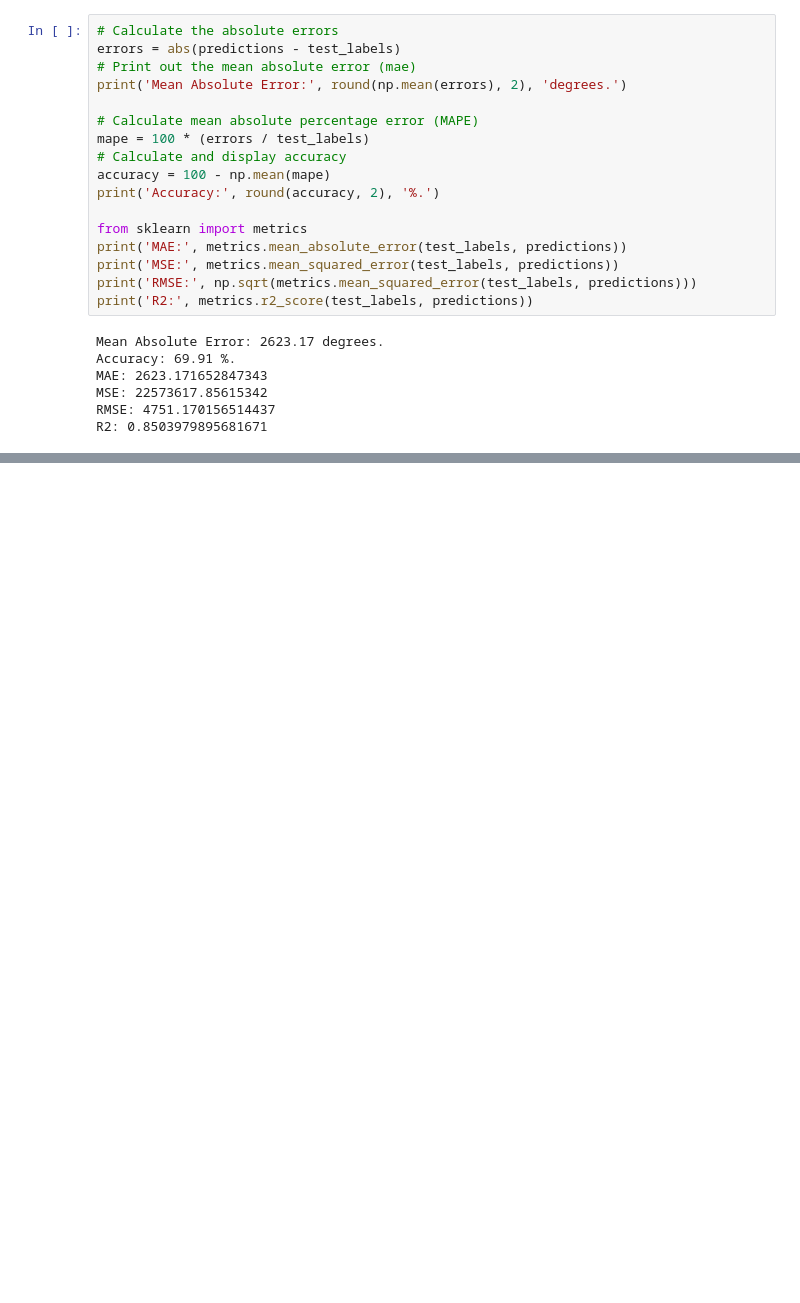
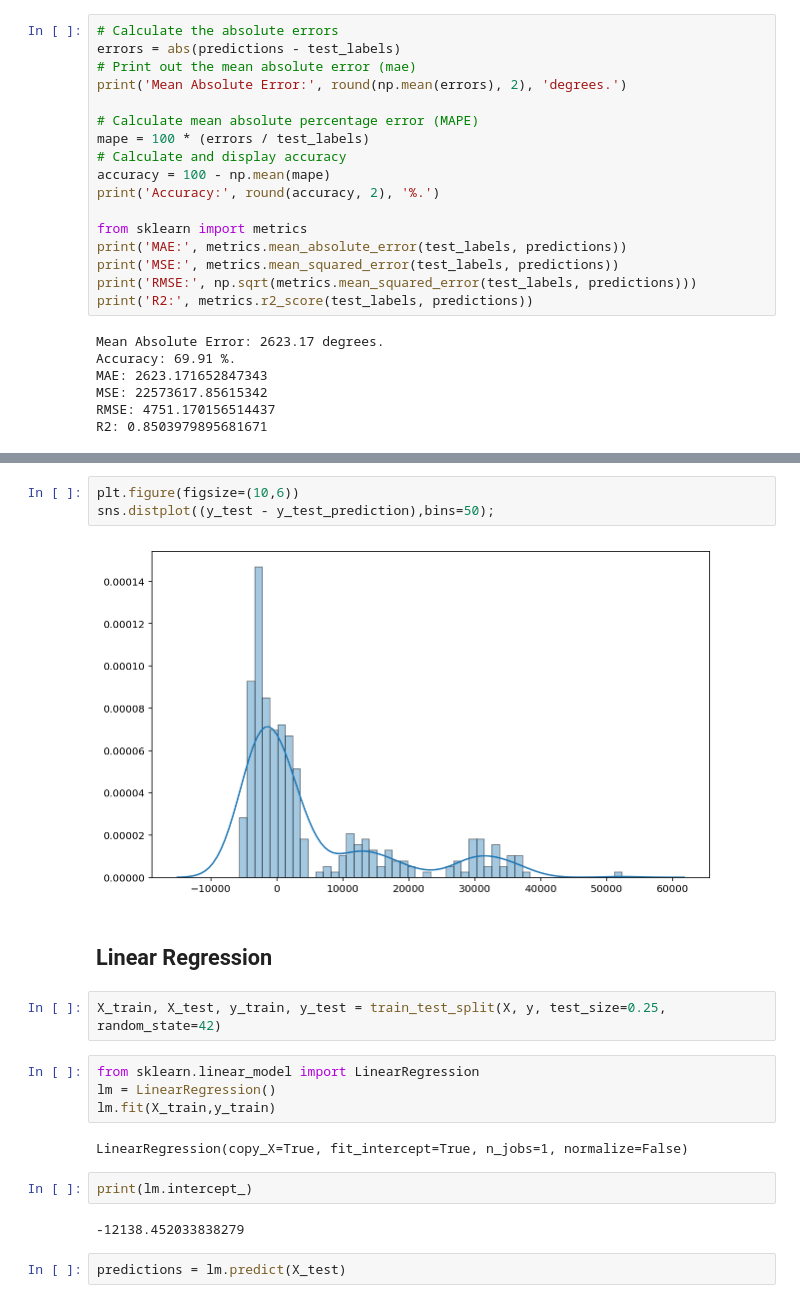
Before and after one commit to shubhamrpatel/Advance-Data-Science, a Jupyter notebook: Final Project/Models_version1.ipynb, the cells around one changed output, grey strips where cells are left out. Saved outputs shown, nothing was run; the diff lists cells and outputs as text; blank space fills up the shorter version.

```diff
--- a/Final Project/Models_version1.ipynb
+++ b/Final Project/Models_version1.ipynb
@@ -132,0 +191,21 @@ R2: 0.8503979895681671
+# %%
+plt.figure(figsize=(10,6))
+sns.distplot((y_test - y_test_prediction),bins=50);
+# %% [output]
+[figure, added]
+# %% [markdown]
+## Linear Regression
+# %%
+X_train, X_test, y_train, y_test = train_test_split(X, y, test_size=0.25, random_state=42)
+# %%
+from sklearn.linear_model import LinearRegression
+lm = LinearRegression()
+lm.fit(X_train,y_train)
+# %% [output]
+LinearRegression(copy_X=True, fit_intercept=True, n_jobs=1, normalize=False)
+# %%
+print(lm.intercept_)
+# %% [output]
+-12138.452033838279
+# %%
+predictions = lm.predict(X_test)
```
Also changed, not shown: parts of 12 cells of this notebook.
